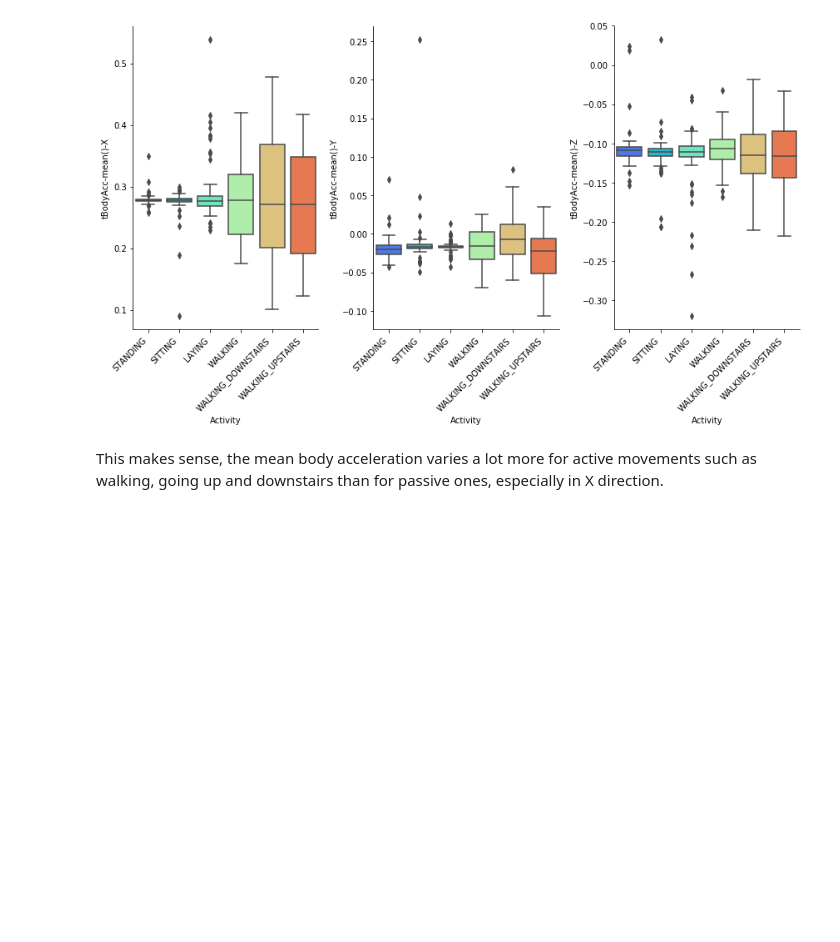
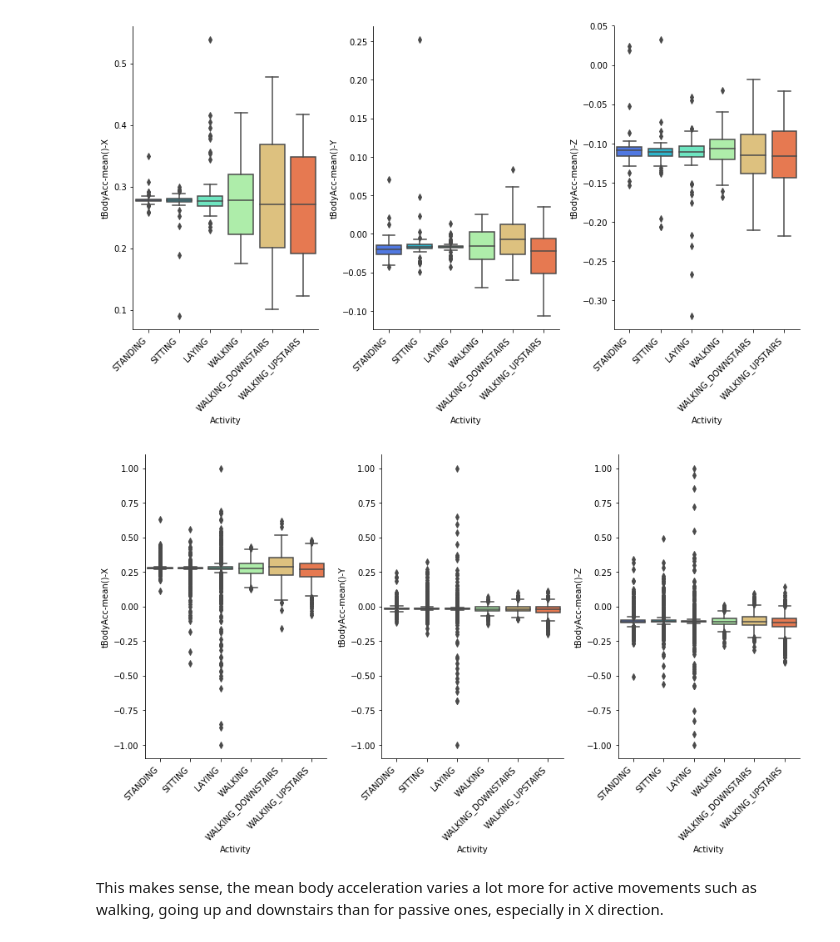
Before and after one commit to mattxushuai/Thinkful-DS, a Jupyter notebook: Supervised Learning Capstone Matt Xu.ipynb, the cells around one changed output. Cells and saved outputs as stored; diff of their text form; code cells hidden in the pictures; blank space fills up the shorter version.

```diff
--- a/Supervised Learning Capstone Matt Xu.ipynb
+++ b/Supervised Learning Capstone Matt Xu.ipynb
@@ -224,6 +229,19 @@ plt.tight_layout()
 plt.show()
 # %% [output]
 [figure]
+# %%
+fig, axes = plt.subplots(1,3, sharey=False, figsize=(12,7))
+sns.despine()
+sns.boxplot(x='Activity', y=both_df.iloc[:,0], data=both_df, ax=axes[0], palette='rainbow')
+axes[0].set_xticklabels(axes[0].get_xticklabels(), rotation=45, ha="right")
+sns.boxplot(x='Activity', y=both_df.iloc[:,1], data=both_df, ax=axes[1], palette='rainbow')
+axes[1].set_xticklabels(axes[1].get_xticklabels(), rotation=45, ha="right")
+sns.boxplot(x='Activity', y=both_df.iloc[:,2], data=both_df, ax=axes[2], palette='rainbow')
+axes[2].set_xticklabels(axes[2].get_xticklabels(), rotation=45, ha="right")
+plt.tight_layout()
+plt.show()
+# %% [output]
+[figure, added]
 # %% [markdown]
 This makes sense, the mean body acceleration varies a lot more for active movements such as walking, going up and downstairs than for passive ones, especially in X direction.
 # %% [markdown]
```
Also changed, not shown: parts of 2 cells of this notebook.
